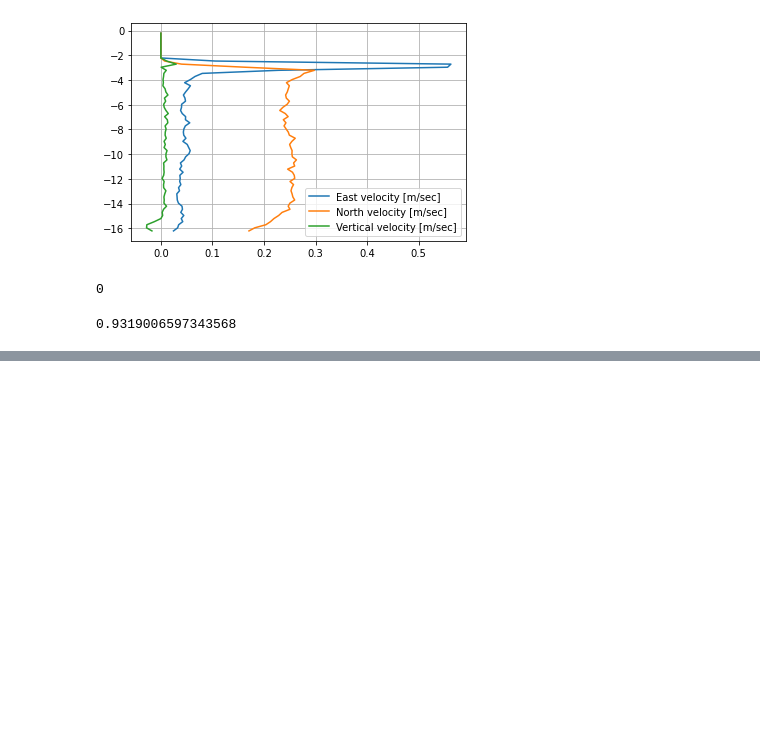
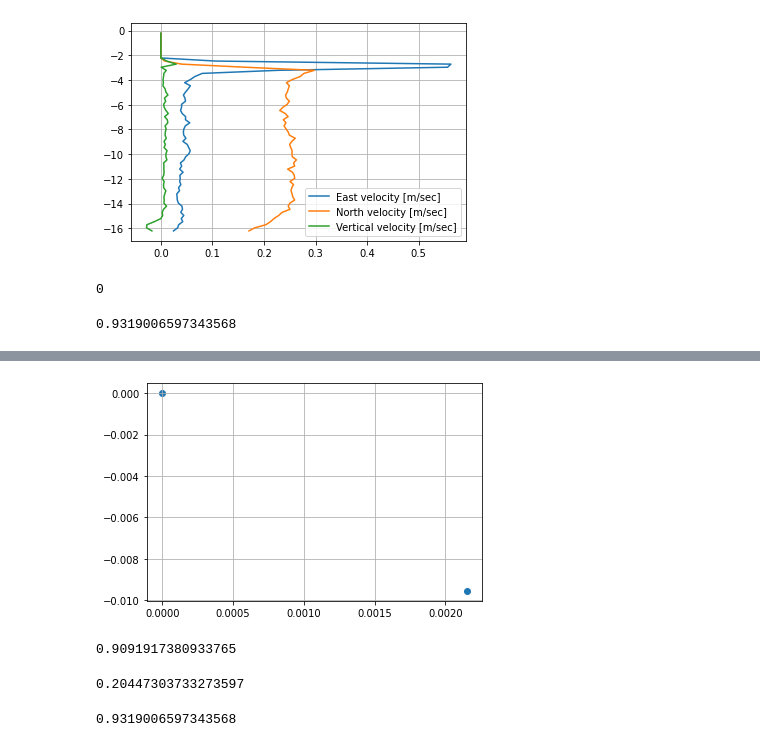
Before and after one commit to joeyanderson1/4th-Year-Thesis, a Jupyter notebook: ADCP Data.ipynb, the cells around one changed output, grey strips where cells are left out. Saved outputs shown, nothing was run; the diff lists cells and outputs as text; code cells hidden in the pictures; blank space fills up the shorter version.

```diff
--- a/ADCP Data.ipynb
+++ b/ADCP Data.ipynb
@@ -164,0 +109,21 @@ plt.show()
+# %%
+radar_0_lat = radar_lat - radar_lat
+adcp_0_lat = adcp_lat - radar_lat
+# %%
+radar_0_long = radar_long - radar_long
+adcp_0_long = adcp_long - radar_long
+# %%
+# Create scatter plot
+plt.scatter(x=np.array([radar_0_lat, adcp_0_lat]), y=np.array([radar_0_long, adcp_0_long]))
+
+# Label each point with an offset
+#plt.text(radar_lat +0.0003 , radar_long , 'Radar', fontsize=12, ha='right')
+#plt.text(adcp_lat - 0.00007, adcp_long , 'ADCP', fontsize=12, ha='right')
+
+# Set grid
+plt.grid(True)
+
+# Show the plot
+plt.show()
+# %% [output]
+[figure, added]
@@ -164,0 +141,14 @@ plt.show()
+# %%
+opp = km_distance*np.sin(theta)
+opp
+# %% [output]
+0.9091917380933765
+# %%
+adj = km_distance*np.cos(theta)
+adj
+# %% [output]
+0.20447303733273597
+# %%
+km_distance
+# %% [output]
+0.9319006597343568
```
Also changed, not shown: parts of 20 cells of this notebook.
